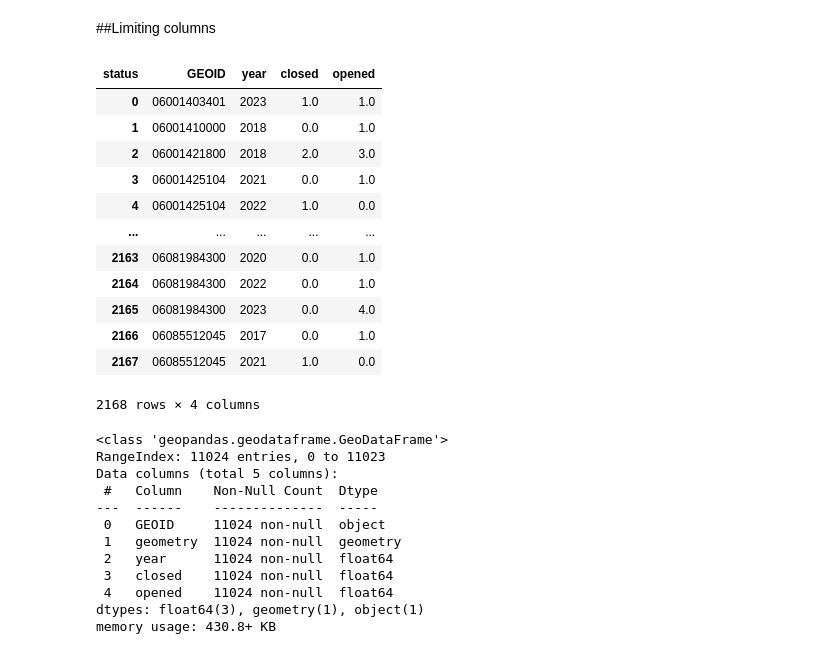
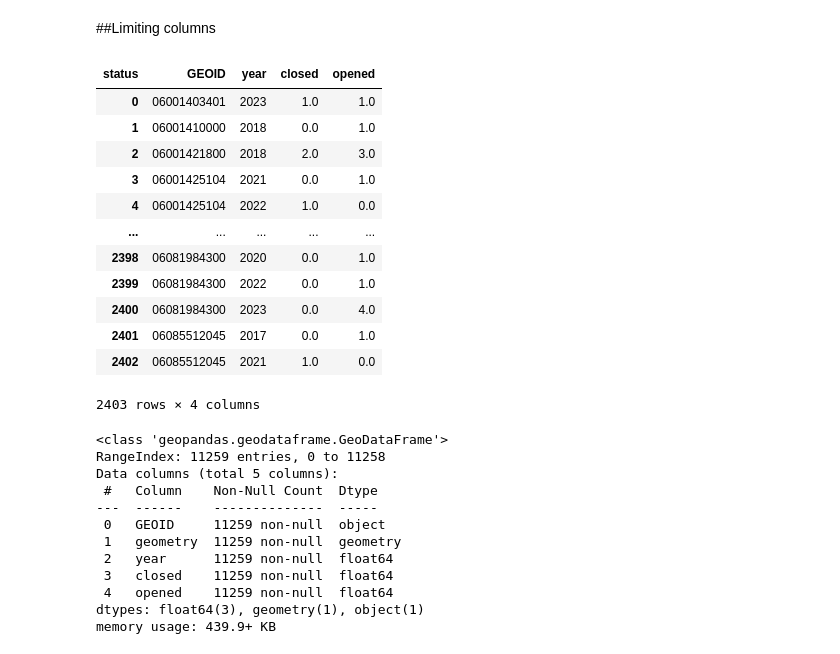
Before and after one commit to miaflynn/CYPLAN255-Final-Project, a Jupyter notebook: 03c_visualizations_sean.ipynb, the cells around one changed output. Saved outputs shown, nothing was run; the diff lists cells and outputs as text; code cells hidden in the pictures.

```diff
--- a/03c_visualizations_sean.ipynb
+++ b/03c_visualizations_sean.ipynb
@@ -90,7 +90,7 @@ business_tracts_gdf = gpd.sjoin(gdf, tracts_gdf, how="left", predicate="within")
 # %% [markdown]
 ##Limiting to time period 2016-2025
 # %%
-business_tracts_gdf = business_tracts_gdf[(business_tracts_gdf["year"] >= 2016) & (business_tracts_gdf["year"] <= 2024)]
+business_tracts_gdf = business_tracts_gdf[(business_tracts_gdf["year"] >= 2016) & (business_tracts_gdf["year"] <= 2025)]
 # %% [markdown]
 ##Limiting columns
 # %%
@@ -113,29 +113,28 @@ business_tracts_gdf_clipped = business_tracts_gdf[cols_to_keep]
 # %%
 # I'm counting the number of businesses per tract per year, separated by closing and openings status
 tract_year = (
     business_tracts_gdf_clipped
     .groupby(["GEOID", "year", "status"])
     .size()
     .reset_index(name="count")
     .pivot(index=["GEOID", "year"], columns="status", values="count")
     .fillna(0)
     .reset_index()
 )
-tract_year
 # %% [output]
 | status | GEOID | year | closed | opened |
 | 0 | 06001403401 | 2023 | 1.0 | 1.0 |
 | 1 | 06001410000 | 2018 | 0.0 | 1.0 |
 | 2 | 06001421800 | 2018 | 2.0 | 3.0 |
 | 3 | 06001425104 | 2021 | 0.0 | 1.0 |
 | 4 | 06001425104 | 2022 | 1.0 | 0.0 |
 | ... | ... | ... | ... | ... |
-| 2163 | 06081984300 | 2020 | 0.0 | 1.0 |
-| 2164 | 06081984300 | 2022 | 0.0 | 1.0 |
-| 2165 | 06081984300 | 2023 | 0.0 | 4.0 |
-| 2166 | 06085512045 | 2017 | 0.0 | 1.0 |
-| 2167 | 06085512045 | 2021 | 1.0 | 0.0 |
+| 2398 | 06081984300 | 2020 | 0.0 | 1.0 |
+| 2399 | 06081984300 | 2022 | 0.0 | 1.0 |
+| 2400 | 06081984300 | 2023 | 0.0 | 4.0 |
+| 2401 | 06085512045 | 2017 | 0.0 | 1.0 |
+| 2402 | 06085512045 | 2021 | 1.0 | 0.0 |
-2168 rows × 4 columns
+2403 rows × 4 columns
 # %%
 tracts_plot = tracts_gdf[["GEOID", "geometry"]].merge(
     tract_year,
@@ -148,17 +147,17 @@ tracts_plot.info()
 tracts_plot = gpd.clip(tracts_plot, sf_poly)
 # %% [output]
 <class 'geopandas.geodataframe.GeoDataFrame'>
-RangeIndex: 11024 entries, 0 to 11023
+RangeIndex: 11259 entries, 0 to 11258
 Data columns (total 5 columns):
  #   Column    Non-Null Count  Dtype
 ---  ------    --------------  -----
- 0   GEOID     11024 non-null  object
- 1   geometry  11024 non-null  geometry
- 2   year      11024 non-null  float64
- 3   closed    11024 non-null  float64
- 4   opened    11024 non-null  float64
+ 0   GEOID     11259 non-null  object
+ 1   geometry  11259 non-null  geometry
+ 2   year      11259 non-null  float64
+ 3   closed    11259 non-null  float64
+ 4   opened    11259 non-null  float64
 dtypes: float64(3), geometry(1), object(1)
-memory usage: 430.8+ KB
+memory usage: 439.9+ KB
 # %%
 #formatting and sorting
 
```
Also changed, not shown: parts of 6 cells of this notebook.
